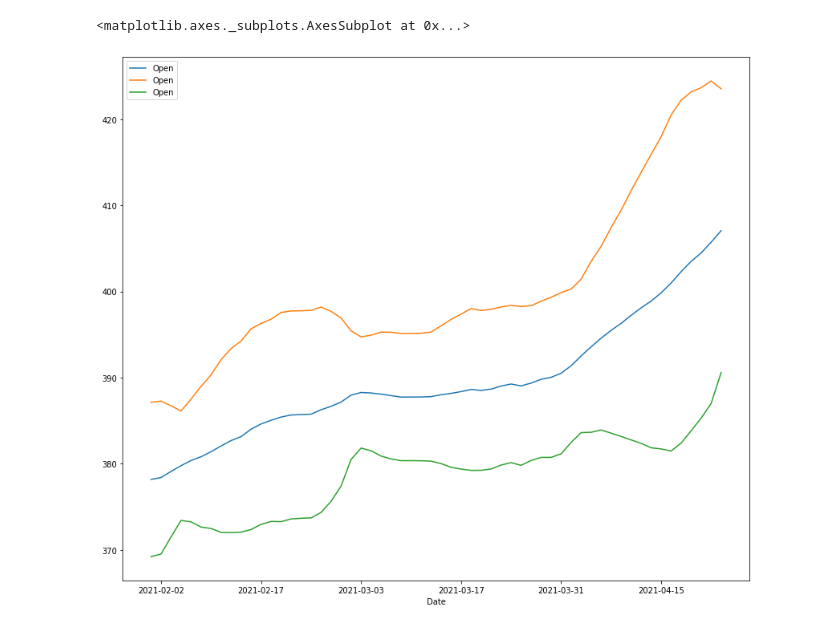
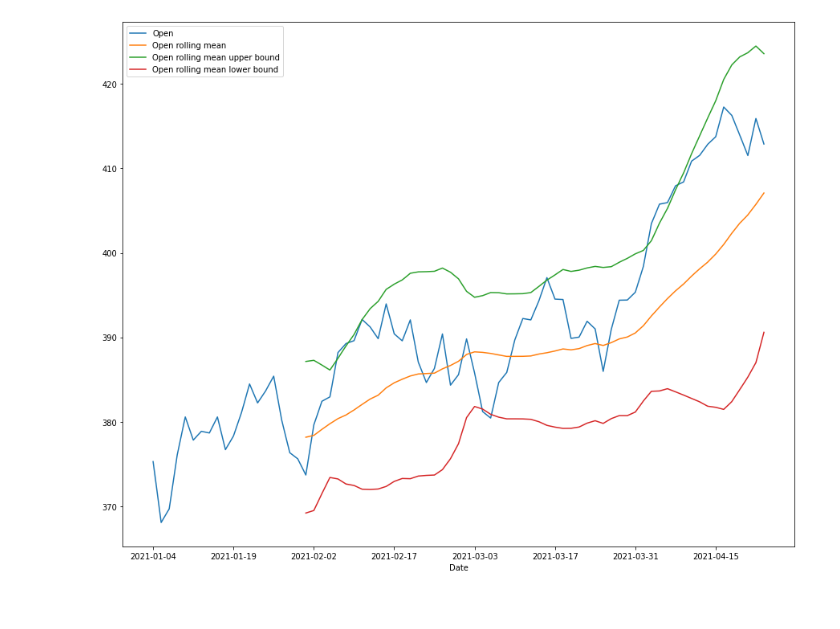
Before and after one commit to JiahuaZhang/machine-learning-trading, a Jupyter notebook: Untitled0.ipynb, the cells around one changed output. Saved outputs shown, nothing was run; the diff lists cells and outputs as text; code cells hidden in the pictures.

```diff
--- a/Untitled0.ipynb
+++ b/Untitled0.ipynb
@@ -78,2 +9,0 @@ spy_stock2021.Open.plot(figsize=(16, 14))
-# %%
-rolling = spy_stock2021.Open.rolling(window=20)
@@ -87,4 +9,0 @@ mean = rolling.mean()
-# %%
-upper_bound = mean + 2 * rolling.std()
-# %%
-lower_bound = mean - 2 * rolling.std()
@@ -93,5 +10,16 @@ all = pd.concat([mean, upper_bound, lower_bound], axis=1)
-# %%
-all.plot(figsize=(14, 12))
-# %% [output]
-<matplotlib.axes._subplots.AxesSubplot at 0x...>
-[figure, removed]
+# %%
+def rolling_analysis(series, window=20, nstd=2):
+  rolling = series.rolling(window=window)
+  mean = rolling.mean()
+  upper_bound = mean + nstd * rolling.std()
+  lower_bound = mean - nstd * rolling.std()
+
+  mean.name = '{} rolling mean'.format(mean.name)
+  upper_bound.name = '{} upper bound'.format(mean.name)
+  lower_bound.name = '{} lower bound'.format(mean.name)
+
+  pd.concat([series, mean, upper_bound, lower_bound], axis=1).plot()
+# %%
+rolling_analysis(stock.Open)
+# %% [output]
+[figure, added]
```
Also changed, not shown: parts of 13 cells of this notebook.
